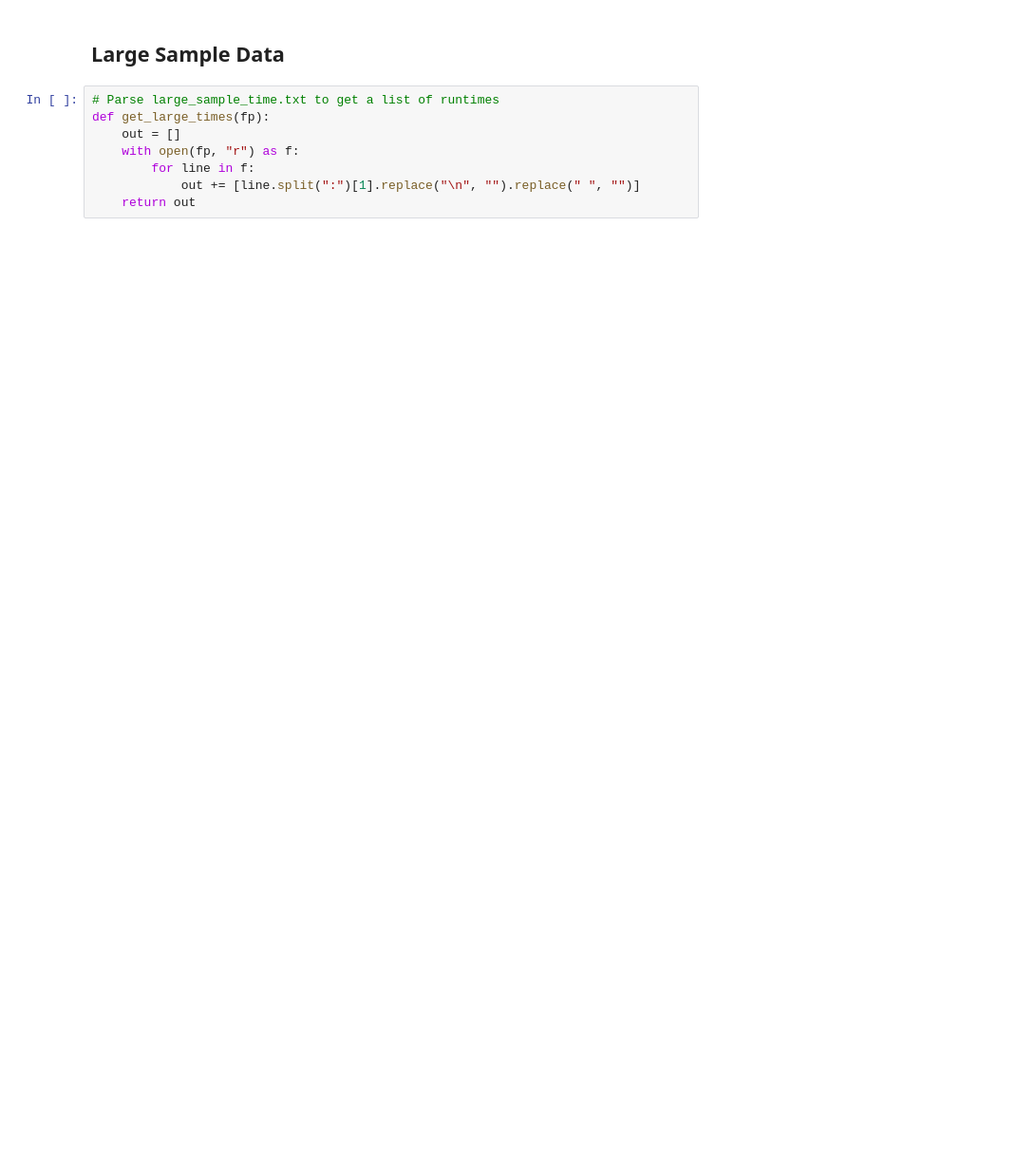
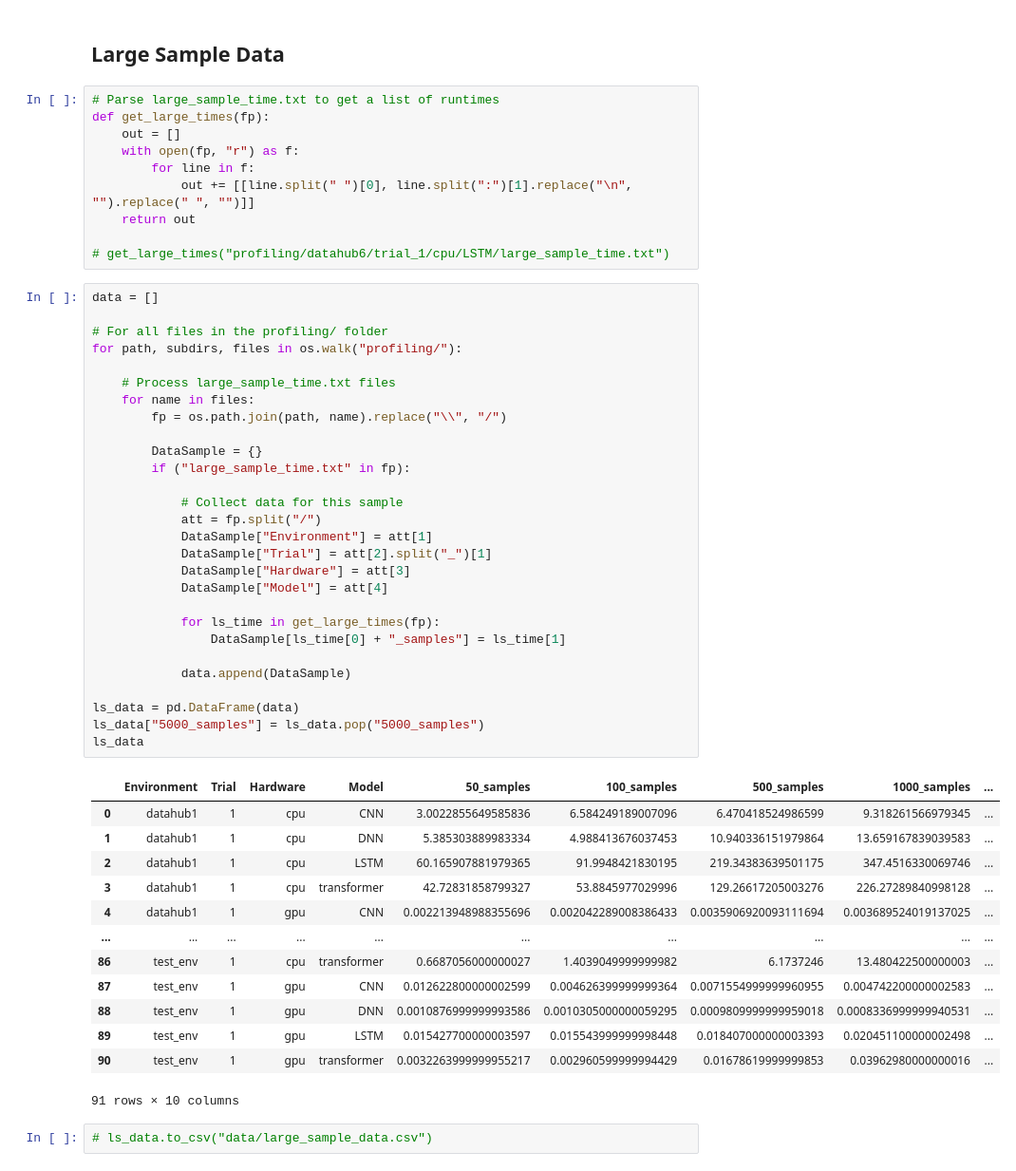
Before and after one commit to louiecai/DSC-180B-Hardware-Acceleration, a Jupyter notebook: data_processor.ipynb, the cells around one changed output. Shown: that part at 95% size. Cells and saved outputs as stored; diff of their text form; blank space fills up the shorter version.

```diff
--- a/data_processor.ipynb
+++ b/data_processor.ipynb
@@ -110,10 +155,56 @@ runtime_data
 # %% [markdown]
 ## Large Sample Data
-# %%
-# Parse large_sample_time.txt to get a list of runtimes
-def get_large_times(fp):
-    out = []
-    with open(fp, "r") as f:
-        for line in f:
-            out += [line.split(":")[1].replace("\n", "").replace(" ", "")]
-    return out
+# %%
+# Parse large_sample_time.txt to get a list of runtimes
+def get_large_times(fp):
+    out = []
+    with open(fp, "r") as f:
+        for line in f:
+            out += [[line.split(" ")[0], line.split(":")[1].replace("\n", "").replace(" ", "")]]
+    return out
+
+# get_large_times("profiling/datahub6/trial_1/cpu/LSTM/large_sample_time.txt")
+# %%
+data = []
+
+# For all files in the profiling/ folder
+for path, subdirs, files in os.walk("profiling/"):
+
+    # Process large_sample_time.txt files
+    for name in files:
+        fp = os.path.join(path, name).replace("\\", "/")
+
+        DataSample = {}
+        if ("large_sample_time.txt" in fp):
+
+            # Collect data for this sample
+            att = fp.split("/")
+            DataSample["Environment"] = att[1]
+            DataSample["Trial"] = att[2].split("_")[1]
+            DataSample["Hardware"] = att[3]
+            DataSample["Model"] = att[4]
+
+            for ls_time in get_large_times(fp):
+                DataSample[ls_time[0] + "_samples"] = ls_time[1]
+
+            data.append(DataSample)
+
+ls_data = pd.DataFrame(data)
+ls_data["5000_samples"] = ls_data.pop("5000_samples")
+ls_data
+# %% [output]
+|  | Environment | Trial | Hardware | Model | 50_samples | 100_samples | 500_samples | 1000_samples | ... |
+| 0 | datahub1 | 1 | cpu | CNN | 3.0022855649585836 | 6.584249189007096 | 6.470418524986599 | 9.318261566979345 | ... |
+| 1 | datahub1 | 1 | cpu | DNN | 5.385303889983334 | 4.988413676037453 | 10.940336151979864 | 13.659167839039583 | ... |
+| 2 | datahub1 | 1 | cpu | LSTM | 60.165907881979365 | 91.9948421830195 | 219.34383639501175 | 347.4516330069746 | ... |
+| 3 | datahub1 | 1 | cpu | transformer | 42.72831858799327 | 53.8845977029996 | 129.26617205003276 | 226.27289840998128 | ... |
+| 4 | datahub1 | 1 | gpu | CNN | 0.002213948988355696 | 0.002042289008386433 | 0.0035906920093111694 | 0.003689524019137025 | ... |
+| ... | ... | ... | ... | ... | ... | ... | ... | ... | ... |
+| 86 | test_env | 1 | cpu | transformer | 0.6687056000000027 | 1.4039049999999982 | 6.1737246 | 13.480422500000003 | ... |
+| 87 | test_env | 1 | gpu | CNN | 0.012622800000002599 | 0.004626399999999364 | 0.0071554999999960955 | 0.004742200000002583 | ... |
+| 88 | test_env | 1 | gpu | DNN | 0.0010876999999993586 | 0.0010305000000059295 | 0.0009809999999959018 | 0.0008336999999940531 | ... |
+| 89 | test_env | 1 | gpu | LSTM | 0.015427700000003597 | 0.015543999999998448 | 0.018407000000003393 | 0.020451100000002498 | ... |
+| 90 | test_env | 1 | gpu | transformer | 0.0032263999999955217 | 0.002960599999994429 | 0.01678619999999853 | 0.03962980000000016 | ... |
+91 rows × 10 columns
+# %%
+# ls_data.to_csv("data/large_sample_data.csv")
```
Also changed, not shown: parts of 3 cells of this notebook, 3 other files.
